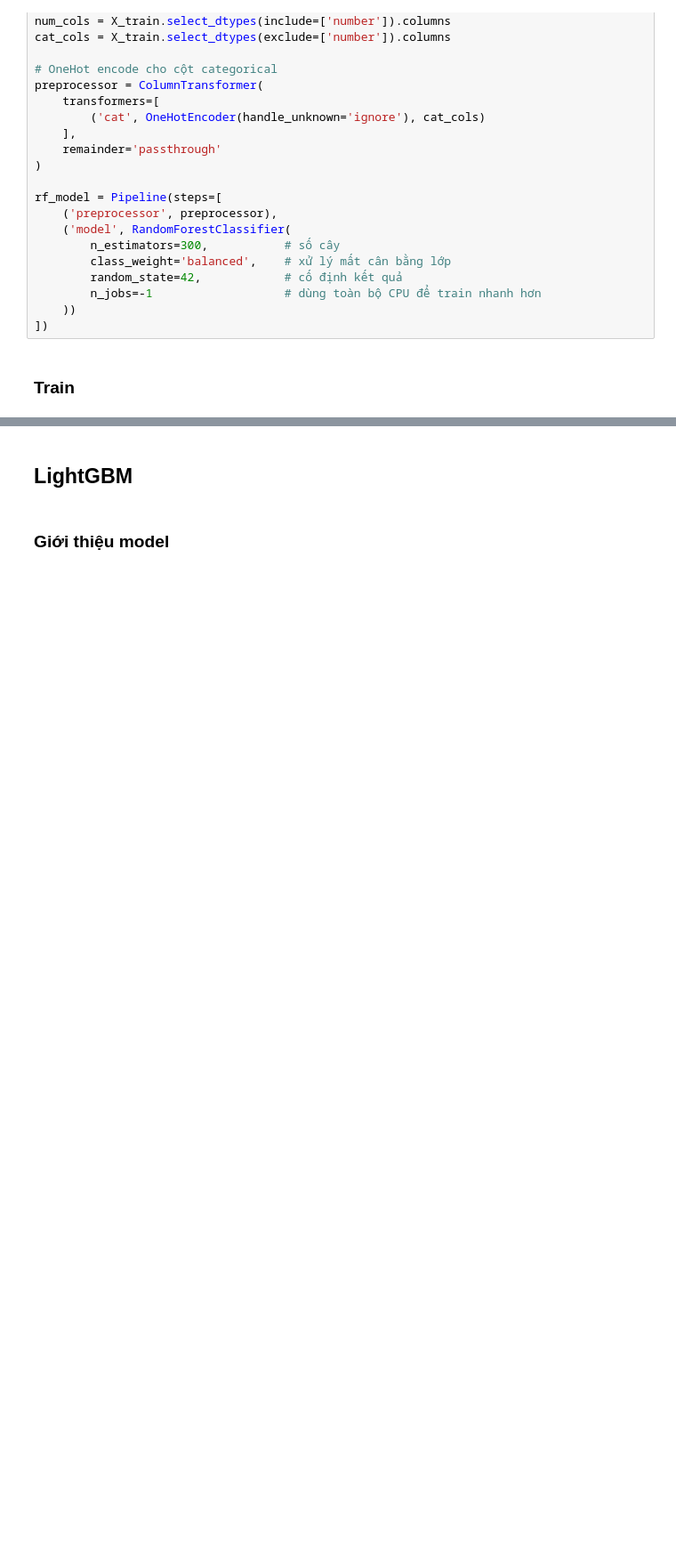
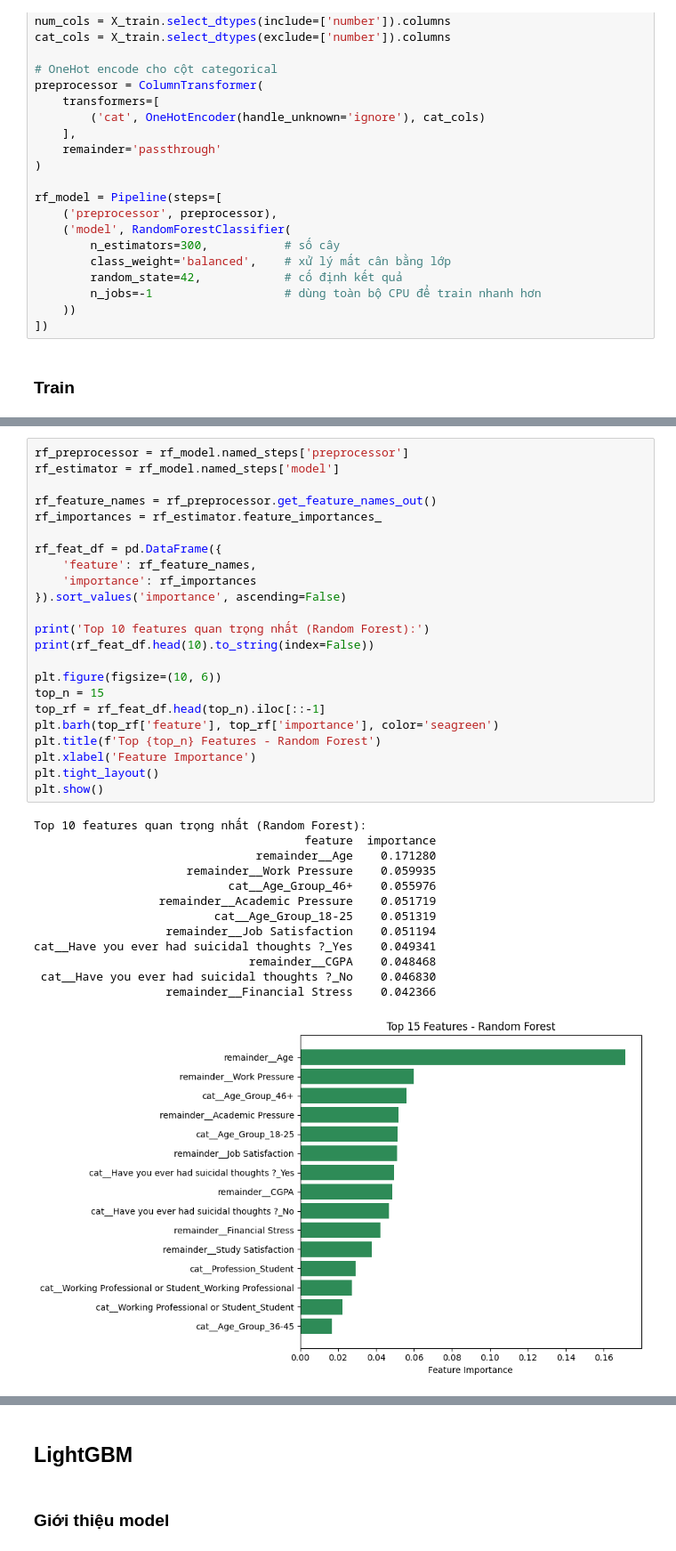
Before and after one commit to phamhuongtra/depression_analysis, a Jupyter notebook: model.ipynb, the cells around one changed output, grey strips where cells are left out. Shown at 89% size. Saved outputs shown, nothing was run; the diff lists cells and outputs as text; blank space fills up the shorter version.

```diff
--- a/model.ipynb
+++ b/model.ipynb
@@ -201,0 +245,37 @@ Tuy nhiên, recall của lớp 'Trầm cảm' vẫn thấp hơn lớp 'Không tr
+# %%
+rf_preprocessor = rf_model.named_steps['preprocessor']
+rf_estimator = rf_model.named_steps['model']
+
+rf_feature_names = rf_preprocessor.get_feature_names_out()
+rf_importances = rf_estimator.feature_importances_
+
+rf_feat_df = pd.DataFrame({
+    'feature': rf_feature_names,
+    'importance': rf_importances
+}).sort_values('importance', ascending=False)
+
+print('Top 10 features quan trọng nhất (Random Forest):')
+print(rf_feat_df.head(10).to_string(index=False))
+
+plt.figure(figsize=(10, 6))
+top_n = 15
+top_rf = rf_feat_df.head(top_n).iloc[::-1]
+plt.barh(top_rf['feature'], top_rf['importance'], color='seagreen')
+plt.title(f'Top {top_n} Features - Random Forest')
+plt.xlabel('Feature Importance')
+plt.tight_layout()
+plt.show()
+# %% [output]
+Top 10 features quan trọng nhất (Random Forest):
+                                       feature  importance
+                                remainder__Age    0.171280
+                      remainder__Work Pressure    0.059935
+                            cat__Age_Group_46+    0.055976
+                  remainder__Academic Pressure    0.051719
+                          cat__Age_Group_18-25    0.051319
+                   remainder__Job Satisfaction    0.051194
+cat__Have you ever had suicidal thoughts ?_Yes    0.049341
+                               remainder__CGPA    0.048468
+ cat__Have you ever had suicidal thoughts ?_No    0.046830
+                   remainder__Financial Stress    0.042366
+[figure, added]
```
Also changed, not shown: parts of 17 cells of this notebook.
